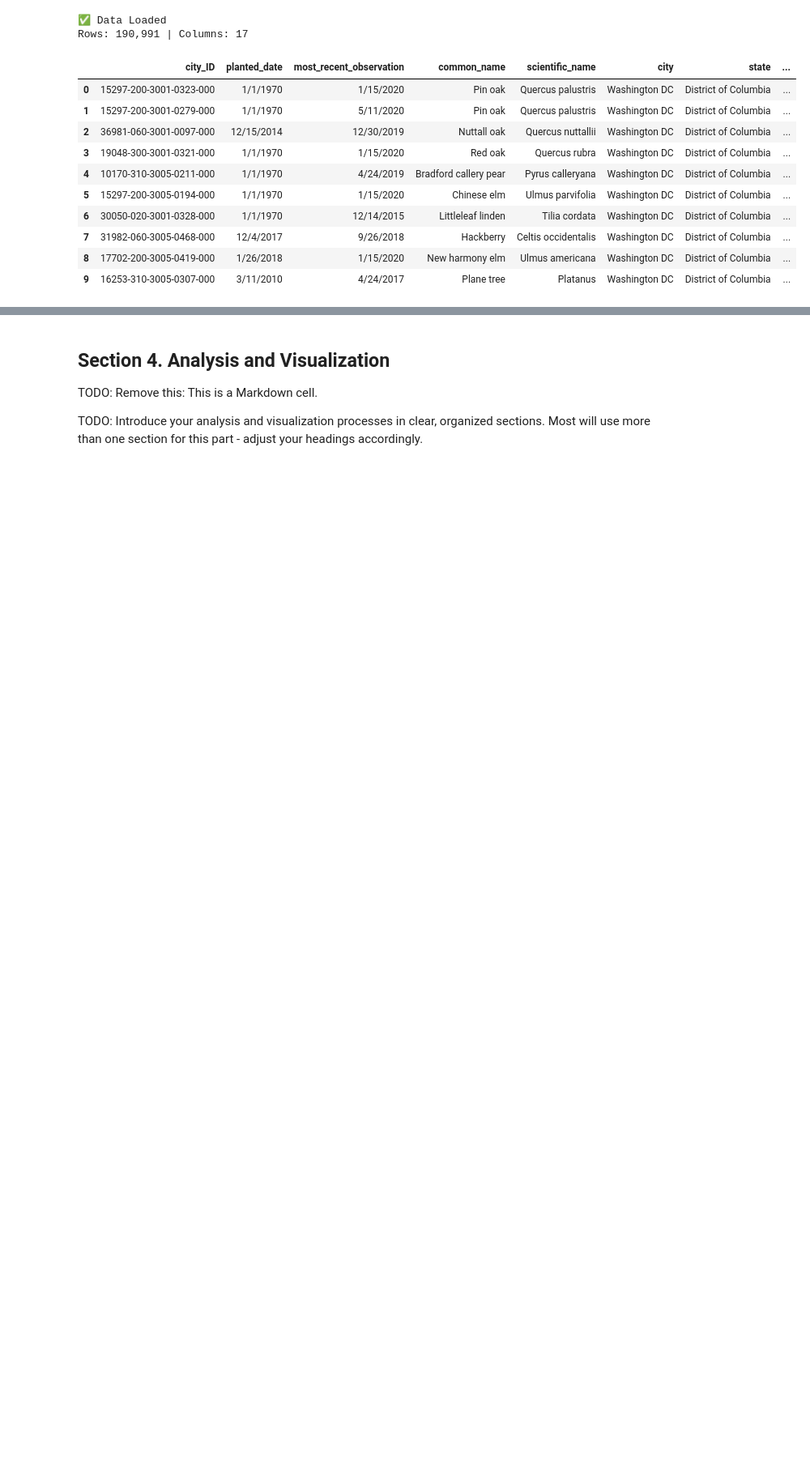
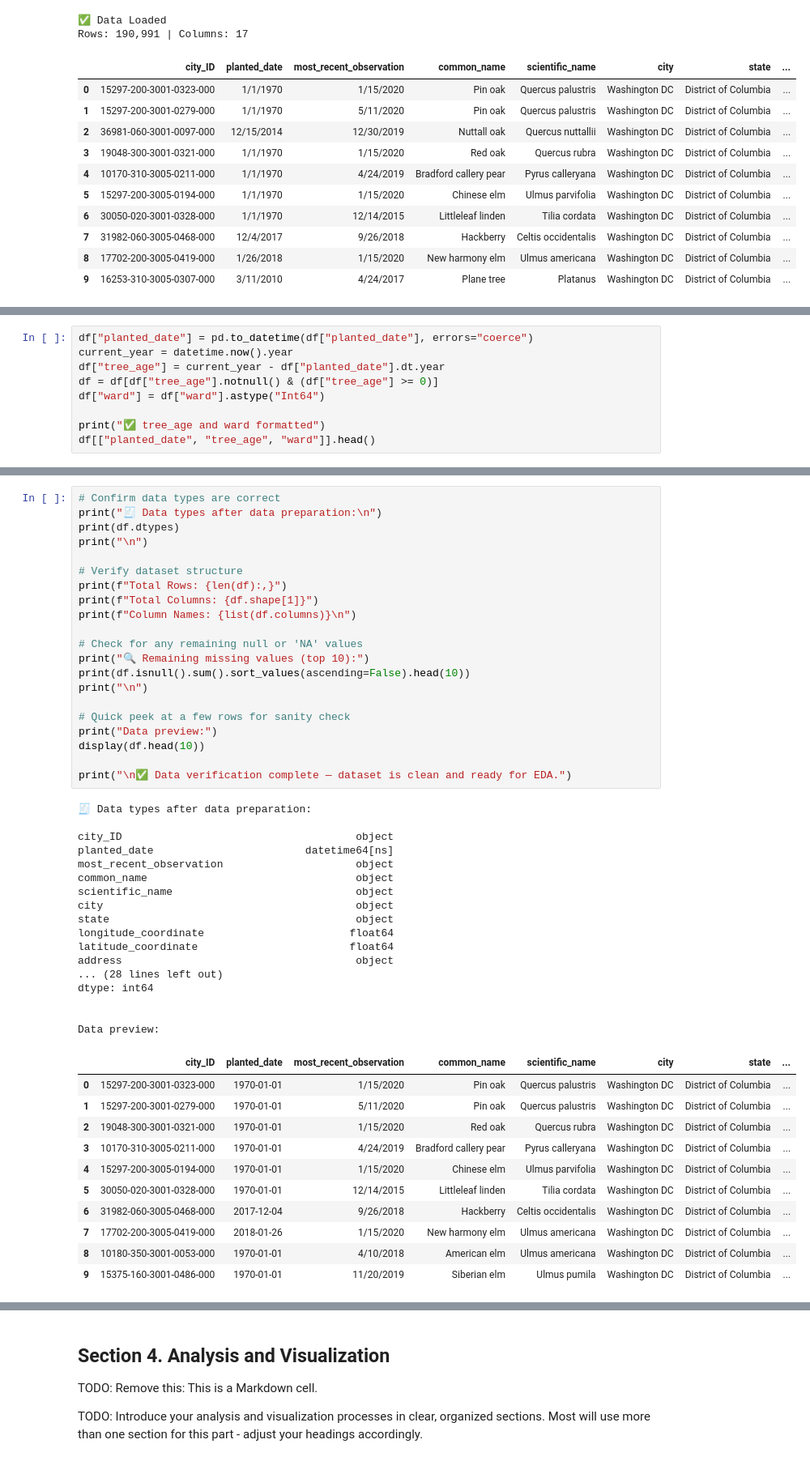
Before and after one commit to SchroderJ-pixel/Urban-Tree-Health-, a Jupyter notebook: notebooks/urban_trees_notebook.ipynb, the cells around one changed output, grey strips where cells are left out. Shown at 81% size. Drawn from its saved outputs; the diff is of its cells as text; blank space fills up the shorter version.

Commit message:
Completed Section 4 Data Preparation: data cleaning, encoding, and coordinate verification.

```diff
--- a/notebooks/urban_trees_notebook.ipynb
+++ b/notebooks/urban_trees_notebook.ipynb
@@ -137,0 +189,9 @@ The dataset includes approximately **344 rows** (individual penguins) and **7 co
+# %%
+df["planted_date"] = pd.to_datetime(df["planted_date"], errors="coerce")
+current_year = datetime.now().year
+df["tree_age"] = current_year - df["planted_date"].dt.year
+df = df[df["tree_age"].notnull() & (df["tree_age"] >= 0)]
+df["ward"] = df["ward"].astype("Int64")
+
+print("✅ tree_age and ward formatted")
+df[["planted_date", "tree_age", "ward"]].head()
@@ -137,0 +275,50 @@ The dataset includes approximately **344 rows** (individual penguins) and **7 co
+# %%
+# Confirm data types are correct
+print("🧾 Data types after data preparation:\n")
+print(df.dtypes)
+print("\n")
+
+# Verify dataset structure
+print(f"Total Rows: {len(df):,}")
+print(f"Total Columns: {df.shape[1]}")
+print(f"Column Names: {list(df.columns)}\n")
+
+# Check for any remaining null or 'NA' values
+print("🔍 Remaining missing values (top 10):")
+print(df.isnull().sum().sort_values(ascending=False).head(10))
+print("\n")
+
+# Quick peek at a few rows for sanity check
+print("Data preview:")
+display(df.head(10))
+
+print("\n✅ Data verification complete — dataset is clean and ready for EDA.")
+# %% [output]
+🧾 Data types after data preparation:
+
+city_ID                                     object
+planted_date                        datetime64[ns]
+most_recent_observation                     object
+common_name                                 object
+scientific_name                             object
+city                                        object
+state                                       object
+longitude_coordinate                       float64
+latitude_coordinate                        float64
+address                                     object
+... (28 lines left out)
+dtype: int64
+
+
+Data preview:
+|  | city_ID | planted_date | most_recent_observation | common_name | scientific_name | city | state | ... |
+| 0 | 15297-200-3001-0323-000 | 1970-01-01 | 1/15/2020 | Pin oak | Quercus palustris | Washington DC | District of Columbia | ... |
+| 1 | 15297-200-3001-0279-000 | 1970-01-01 | 5/11/2020 | Pin oak | Quercus palustris | Washington DC | District of Columbia | ... |
+| 2 | 19048-300-3001-0321-000 | 1970-01-01 | 1/15/2020 | Red oak | Quercus rubra | Washington DC | District of Columbia | ... |
+| 3 | 10170-310-3005-0211-000 | 1970-01-01 | 4/24/2019 | Bradford callery pear | Pyrus calleryana | Washington DC | District of Columbia | ... |
+| 4 | 15297-200-3005-0194-000 | 1970-01-01 | 1/15/2020 | Chinese elm | Ulmus parvifolia | Washington DC | District of Columbia | ... |
+| 5 | 30050-020-3001-0328-000 | 1970-01-01 | 12/14/2015 | Littleleaf linden | Tilia cordata | Washington DC | District of Columbia | ... |
+| 6 | 31982-060-3005-0468-000 | 2017-12-04 | 9/26/2018 | Hackberry | Celtis occidentalis | Washington DC | District of Columbia | ... |
+| 7 | 17702-200-3005-0419-000 | 2018-01-26 | 1/15/2020 | New harmony elm | Ulmus americana | Washington DC | District of Columbia | ... |
+| 8 | 10180-350-3001-0053-000 | 1970-01-01 | 4/10/2018 | American elm | Ulmus americana | Washington DC | District of Columbia | ... |
+| 9 | 15375-160-3001-0486-000 | 1970-01-01 | 11/20/2019 | Siberian elm | Ulmus pumila | Washington DC | District of Columbia | ... |
```
Also changed, not shown: parts of 23 cells of this notebook.
